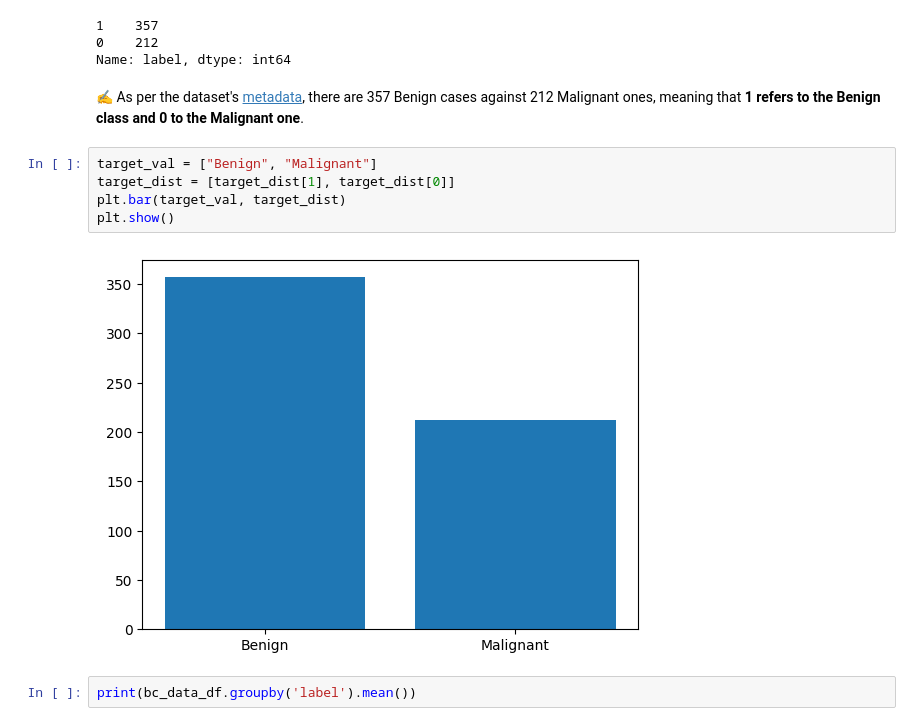
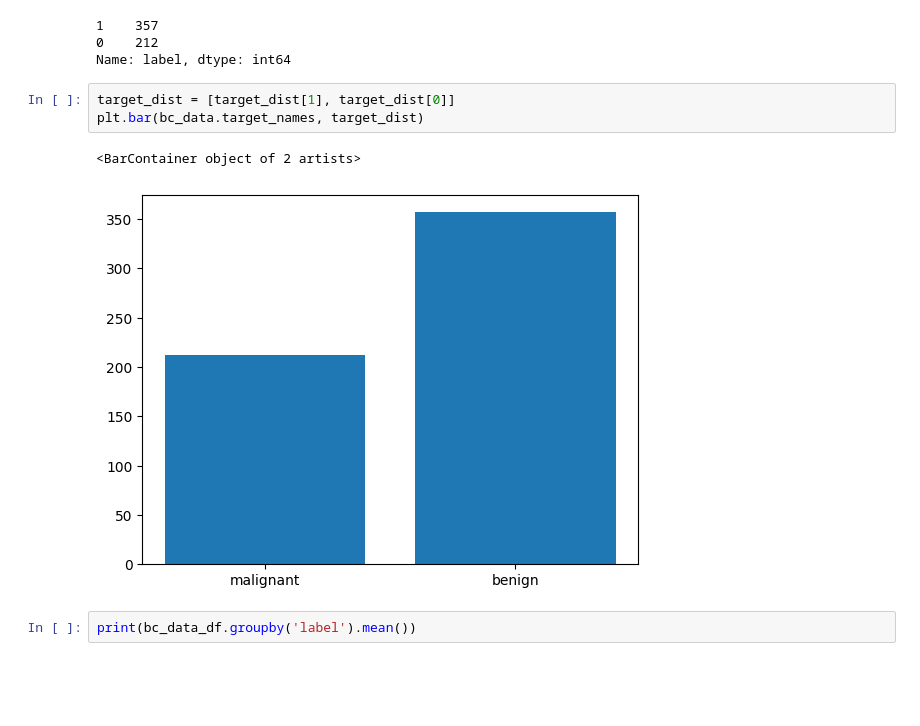
Before and after one commit to Trailblazer29/Breast-Cancer-Detection, a Jupyter notebook: Breast_Cancer_Detection.ipynb, the cells around one changed output. Cells and saved outputs as stored; diff of their text form; blank space fills up the shorter version.

```diff
--- a/Breast_Cancer_Detection.ipynb
+++ b/Breast_Cancer_Detection.ipynb
@@ -230,15 +248,12 @@ print(target_dist)
 1    357
 0    212
 Name: label, dtype: int64
-# %% [markdown]
-✍ As per the dataset's [metadata](https://www.kaggle.com/datasets/uciml/breast-cancer-wisconsin-data), there are 357 Benign cases against 212 Malignant ones, meaning that **1 refers to the Benign class and 0 to the Malignant one**.
 # %%
-target_val = ["Benign", "Malignant"]
 target_dist = [target_dist[1], target_dist[0]]
-plt.bar(target_val, target_dist)
-plt.show()
+plt.bar(bc_data.target_names, target_dist)
 # %% [output]
+<BarContainer object of 2 artists>
-[figure, old version]
+[figure, new version]
 # %%
 print(bc_data_df.groupby('label').mean())
 # %% [output]
```
Also changed, not shown: parts of 17 cells of this notebook.
